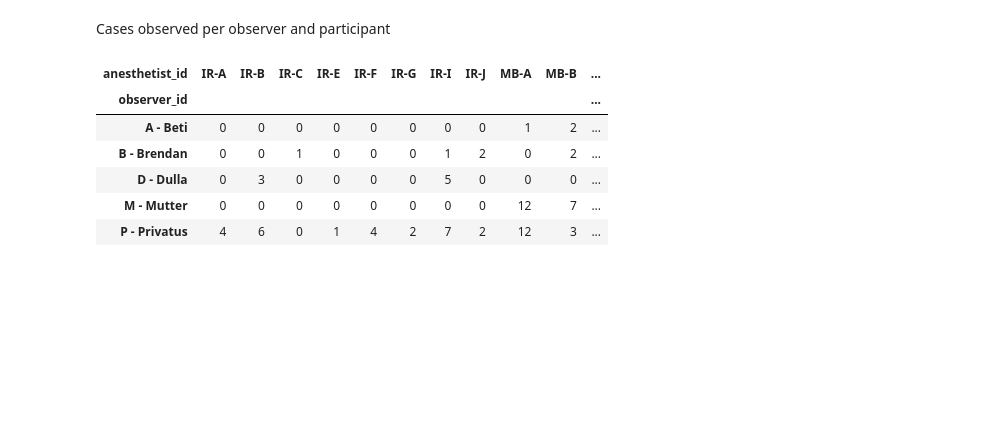
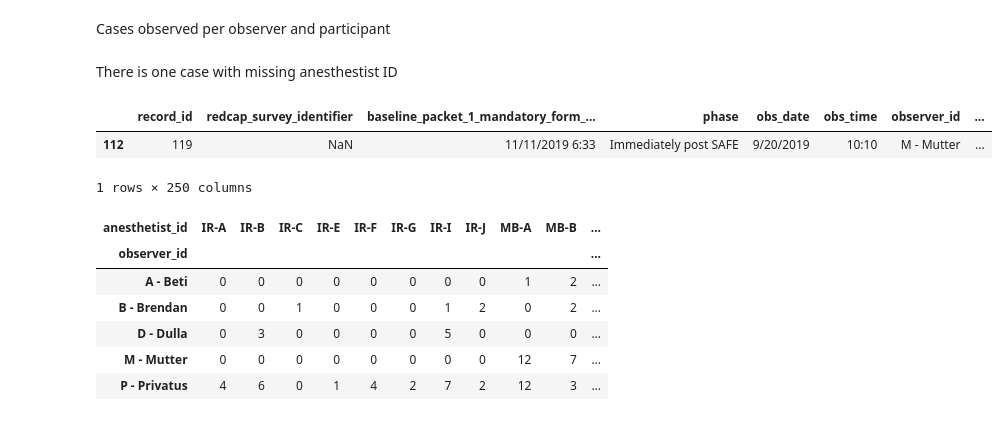
Before and after one commit to lawtj/safe, a Jupyter notebook: safe_evaluation.ipynb, the cells around one changed output. Cells and saved outputs as stored; diff of their text form; code cells hidden in the pictures; blank space fills up the shorter version.

```diff
--- a/safe_evaluation.ipynb
+++ b/safe_evaluation.ipynb
@@ -98,6 +98,14 @@ pd.crosstab(df['adverse_failed_spinal'], df['phase'], normalize=True)
 ### Count and crosstabulation
 # %% [markdown]
 Cases observed per observer and participant
+# %% [markdown]
+There is one case with missing anesthestist ID
+# %%
+df[df['anesthetist_id'].isnull()]
+# %% [output]
+|  | record_id | redcap_survey_identifier | baseline_packet_1_mandatory_form_... | phase | obs_date | obs_time | observer_id | ... |
+| 112 | 119 | NaN | 11/11/2019 6:33 | Immediately post SAFE | 9/20/2019 | 10:10 | M - Mutter | ... |
+1 rows × 250 columns
 # %%
 #@title
 t1 = pd.crosstab(df['observer_id'], df['anesthetist_id'], margins=False)
```
Also changed, not shown: parts of 7 cells of this notebook, 1 other file.
